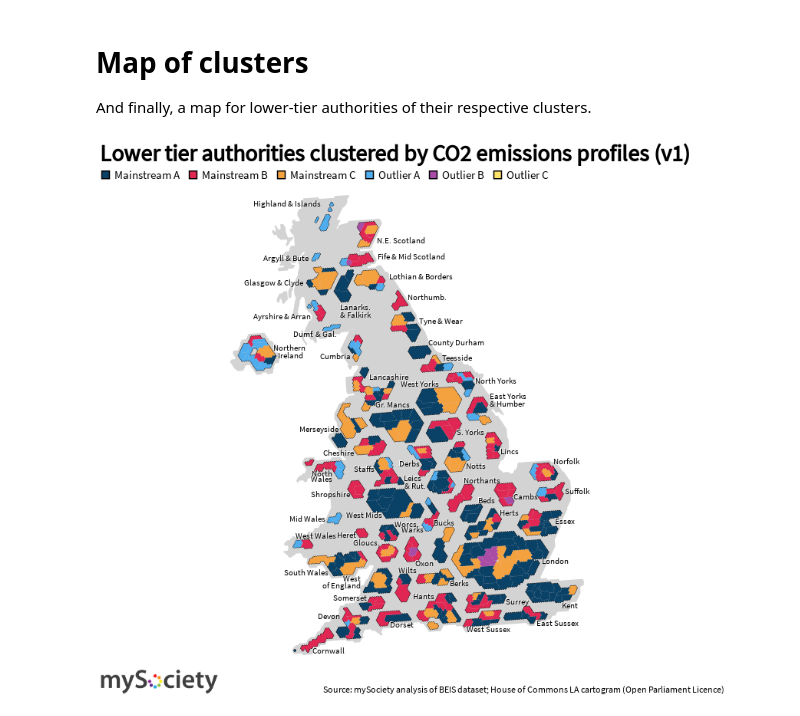
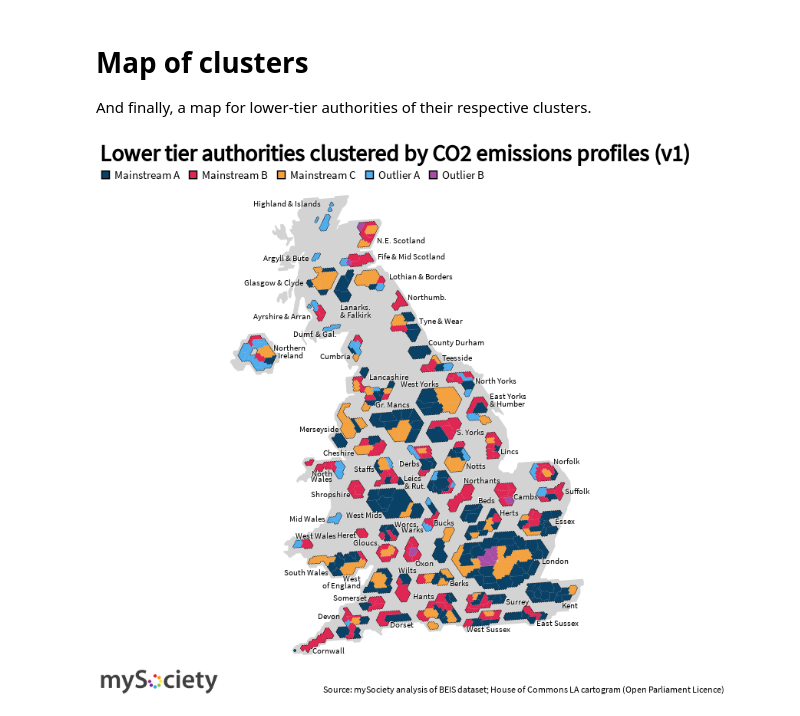
Before and after one commit to mysociety/la_distance, a Jupyter notebook: emissions.v1.ipynb, the cells around one changed output. Saved outputs shown, nothing was run; the diff lists cells and outputs as text; code cells hidden in the pictures.

Commit message:
Removed Outlier C from the map

```diff
--- a/emissions.v1.ipynb
+++ b/emissions.v1.ipynb
@@ -299,32 +299,33 @@ And finally, a map for lower-tier authorities of their respective clusters.
 df = ndf[["local-authority-code", "label"]]
 # remove london
 df = df.loc[df["local-authority-code"] != "LND"]
+df = df.loc[df["label"] != "Outlier C"]
 df["label"] = df["label"].fillna("Other")
 subtitle=""
 la_layer = lower_tier_layer().merge(df, how="left")
 
 labels = list(df["label"].unique())
 labels.sort(key=lambda x: x if x != "Other" else "Z")
 color_scale = altair_theme.color_scale(domain=labels)
 
 #create chart layer
 chart = gdf_chart(la_layer).mark_geoshape(
     stroke='black',
     strokeWidth=0
 ).encode(color=alt.Color("properties.label:O",
                          scale=color_scale,
                          legend=alt.Legend(title=subtitle, orient="top",titleFontSize=18, labelFontSize=15, titleLimit= 400))
 ).properties(
     title= "Lower tier authorities clustered by CO2 emissions profiles (v1)"
 )
 
 # put between layers
 chart = lower_tier_sandwich(chart)
 
 #final properties
 chart = chart.properties(width=800,height=600)
 caption = "Source: mySociety analysis of BEIS dataset; House of Commons LA cartogram (Open Parliament Licence)"
 chart.display(logo=True, scale_factor=1, caption=caption)
-save_chart(chart, Path("data", "outputs", "cluster_map.png"), scale_factor=3, logo=True, caption=caption )
+save_chart(chart, Path("data", "outputs", "cluster_map.png"), scale_factor=2, logo=True, caption=caption )
 # %% [output]
-[figure, old version]
+[figure, new version]
```
Also changed, not shown: 1 other file.
